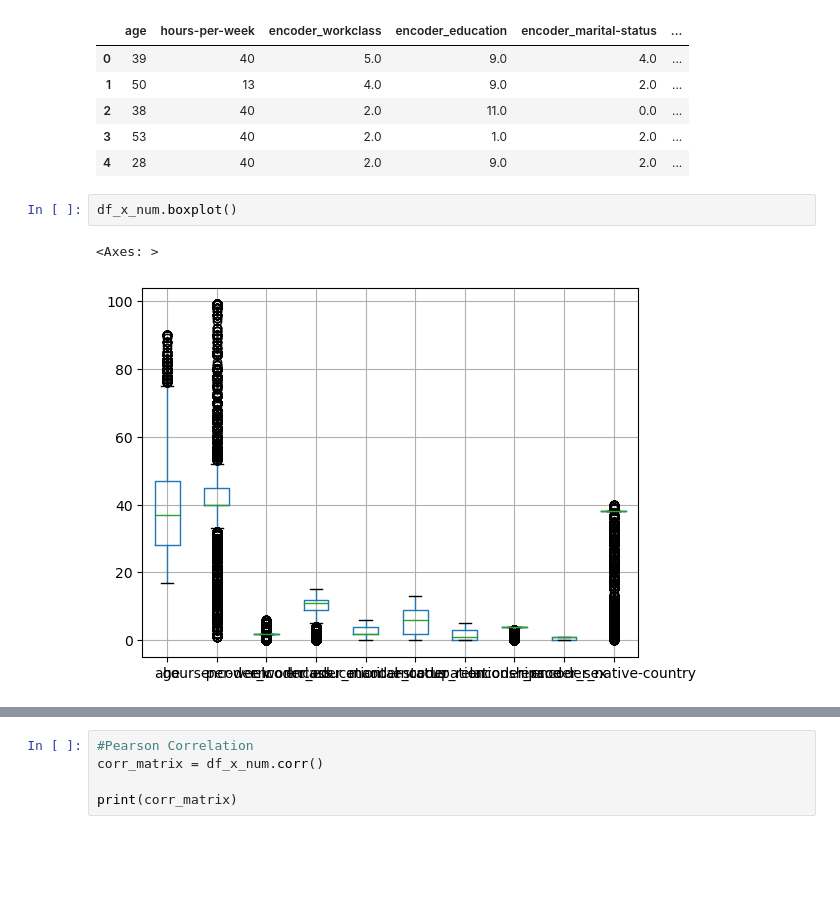
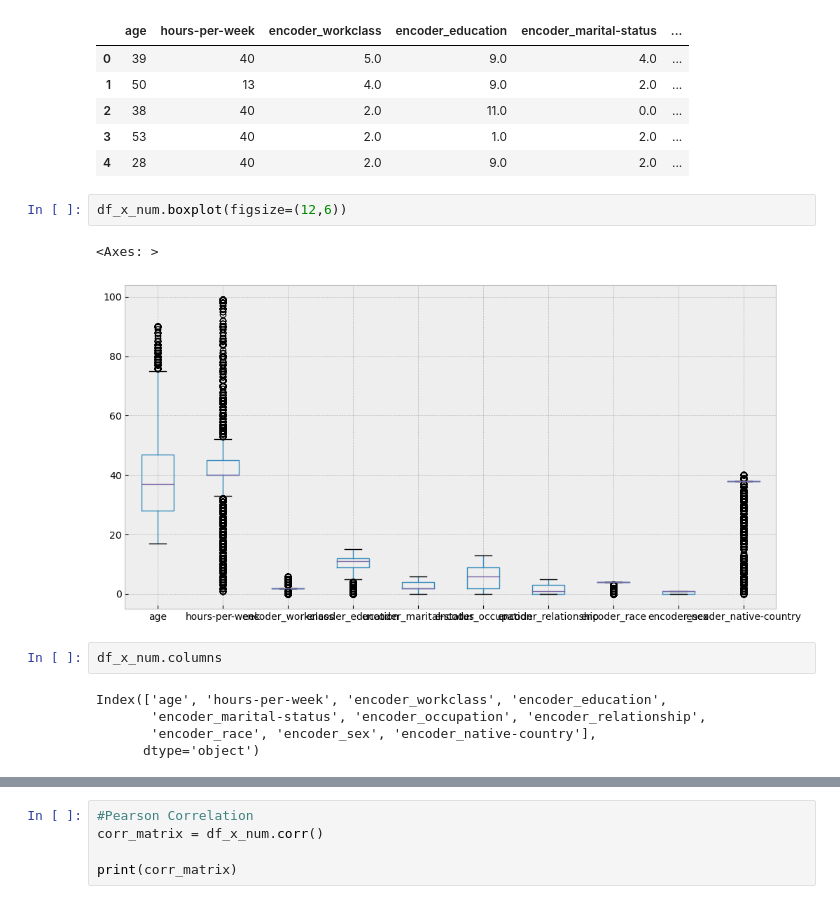
Before and after one commit to Ftagliavini/DataScience46300, a Jupyter notebook: Data_Storytelling+Tagliavini.ipynb, the cells around one changed output, grey strips where cells are left out. Saved outputs shown, nothing was run; the diff lists cells and outputs as text; blank space fills up the shorter version.

```diff
--- a/Data_Storytelling+Tagliavini.ipynb
+++ b/Data_Storytelling+Tagliavini.ipynb
@@ -1121,7 +1109,14 @@ df_x_num.head()
 | 3 | 53 | 40 | 2.0 | 1.0 | 2.0 | ... |
 | 4 | 28 | 40 | 2.0 | 9.0 | 2.0 | ... |
 # %%
-df_x_num.boxplot()
+df_x_num.boxplot(figsize=(12,6))
 # %% [output]
 <Axes: >
-[figure, old version]
+[figure, new version]
+# %%
+df_x_num.columns
+# %% [output]
+Index(['age', 'hours-per-week', 'encoder_workclass', 'encoder_education',
+       'encoder_marital-status', 'encoder_occupation', 'encoder_relationship',
+       'encoder_race', 'encoder_sex', 'encoder_native-country'],
+      dtype='object')
```
Also changed, not shown: parts of 22 cells of this notebook, 5 other files.
